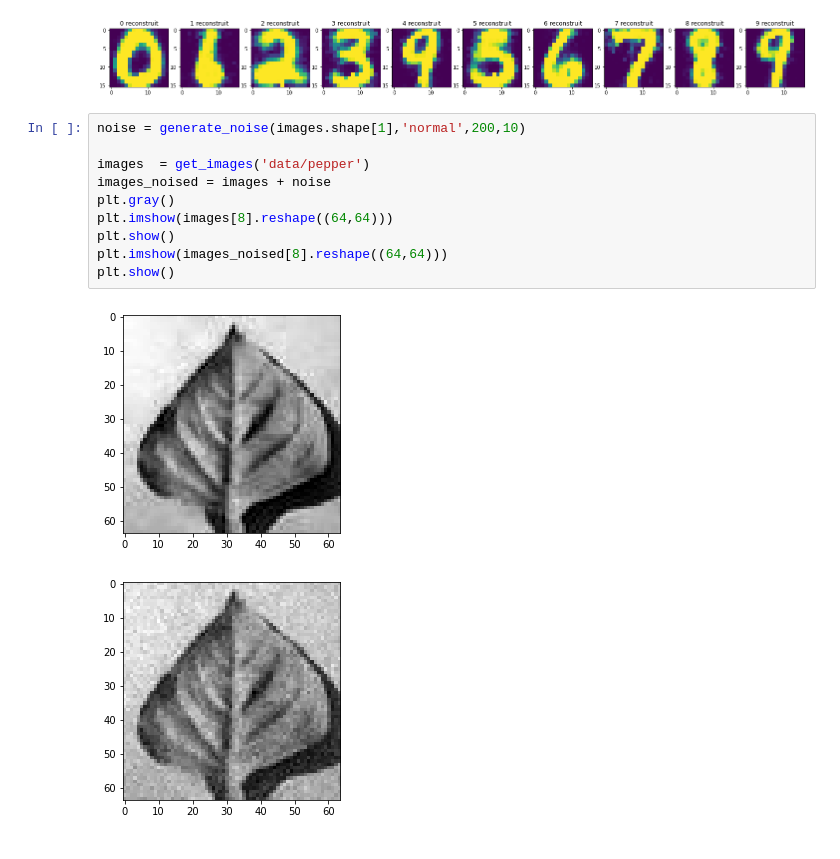
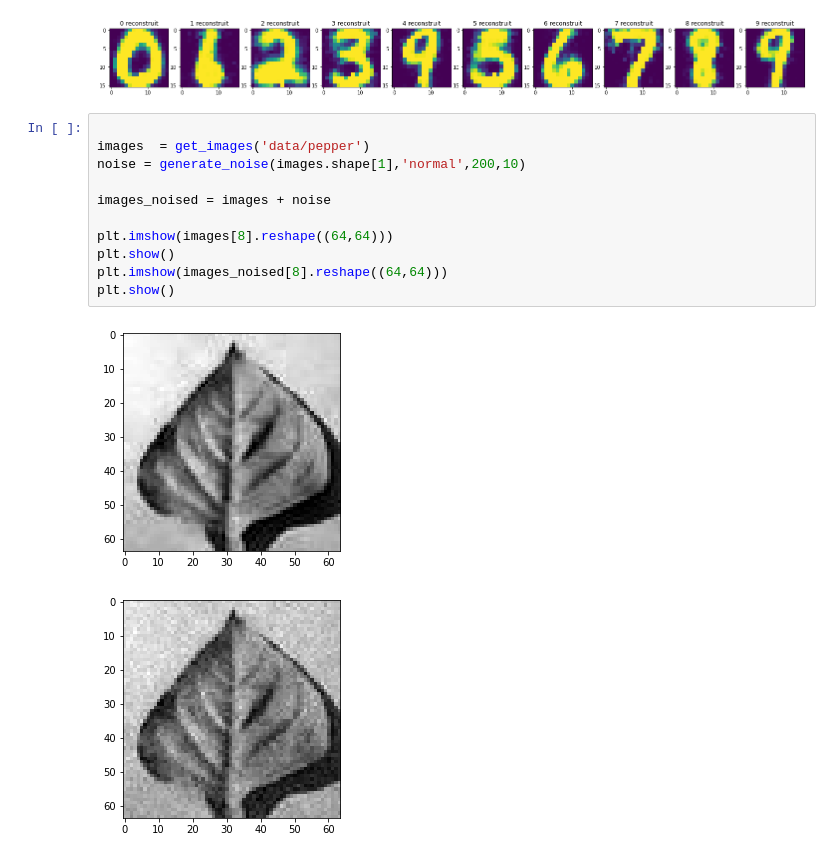
Before and after one commit to AmineYK/Neural-Network, a Jupyter notebook: experimentations-Copy1.ipynb, the cells around one changed output. Drawn from its saved outputs; the diff is of its cells as text.

```diff
--- a/experimentations-Copy1.ipynb
+++ b/experimentations-Copy1.ipynb
@@ -771,18 +771,19 @@ plt.show()
 [figure]
 [figure]
 # %%
+
+images  = get_images('data/pepper')
 noise = generate_noise(images.shape[1],'normal',200,10)
 
-images  = get_images('data/pepper')
 images_noised = images + noise
-plt.gray()
+
 plt.imshow(images[8].reshape((64,64)))
 plt.show()
 plt.imshow(images_noised[8].reshape((64,64)))
 plt.show()
 # %% [output]
 [figure]
-[figure, old version]
+[figure, new version]
 # %%
 def create_auto_encodeur(X_train, input_dim, nb_couche_lin, facteur_norma, plage_biais, batch_size, epochs):
     np.random.seed(42)
```
Also changed, not shown: parts of 13 cells of this notebook, 2 other files.
